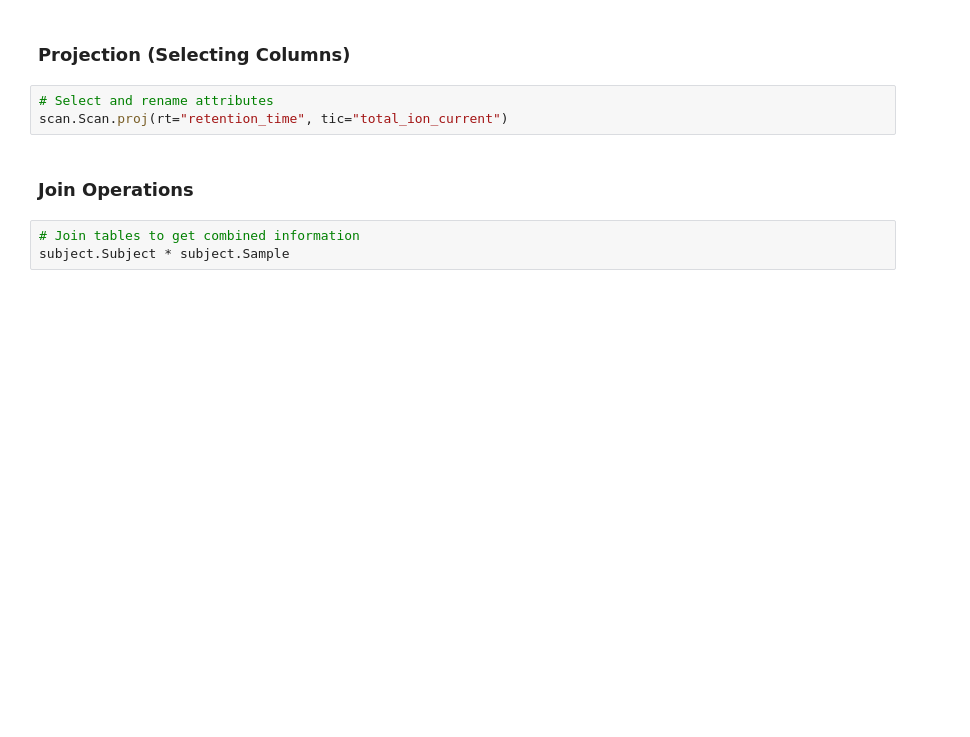
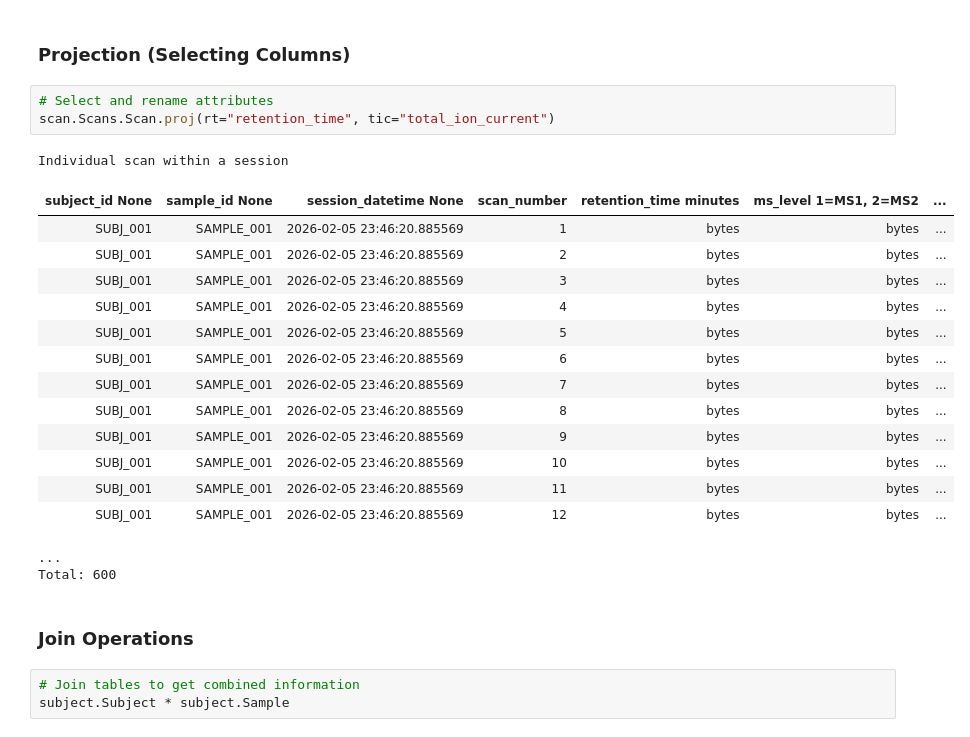
Before and after one commit to datajoint/lcms-demo, a Jupyter notebook: notebooks/04_query.ipynb, the cells around one changed output. Cells and saved outputs as stored; diff of their text form; blank space fills up the shorter version.

```diff
--- a/notebooks/04_query.ipynb
+++ b/notebooks/04_query.ipynb
@@ -34,7 +78,24 @@ scan.Scan & "retention_time BETWEEN 5 AND 10"
 ### Projection (Selecting Columns)
 # %%
 # Select and rename attributes
-scan.Scan.proj(rt="retention_time", tic="total_ion_current")
+scan.Scans.Scan.proj(rt="retention_time", tic="total_ion_current")
+# %% [output]
+Individual scan within a session
+| subject_id None | sample_id None | session_datetime None | scan_number | retention_time minutes | ms_level 1=MS1, 2=MS2 | ... |
+| SUBJ_001 | SAMPLE_001 | 2026-02-05 23:46:20.885569 | 1 | bytes | bytes | ... |
+| SUBJ_001 | SAMPLE_001 | 2026-02-05 23:46:20.885569 | 2 | bytes | bytes | ... |
+| SUBJ_001 | SAMPLE_001 | 2026-02-05 23:46:20.885569 | 3 | bytes | bytes | ... |
+| SUBJ_001 | SAMPLE_001 | 2026-02-05 23:46:20.885569 | 4 | bytes | bytes | ... |
+| SUBJ_001 | SAMPLE_001 | 2026-02-05 23:46:20.885569 | 5 | bytes | bytes | ... |
+| SUBJ_001 | SAMPLE_001 | 2026-02-05 23:46:20.885569 | 6 | bytes | bytes | ... |
+| SUBJ_001 | SAMPLE_001 | 2026-02-05 23:46:20.885569 | 7 | bytes | bytes | ... |
+| SUBJ_001 | SAMPLE_001 | 2026-02-05 23:46:20.885569 | 8 | bytes | bytes | ... |
+| SUBJ_001 | SAMPLE_001 | 2026-02-05 23:46:20.885569 | 9 | bytes | bytes | ... |
+| SUBJ_001 | SAMPLE_001 | 2026-02-05 23:46:20.885569 | 10 | bytes | bytes | ... |
+| SUBJ_001 | SAMPLE_001 | 2026-02-05 23:46:20.885569 | 11 | bytes | bytes | ... |
+| SUBJ_001 | SAMPLE_001 | 2026-02-05 23:46:20.885569 | 12 | bytes | bytes | ... |
+...
+Total: 600
 # %% [markdown]
 ### Join Operations
 # %%
```
Also changed, not shown: parts of 19 cells of this notebook, 12 other files.
